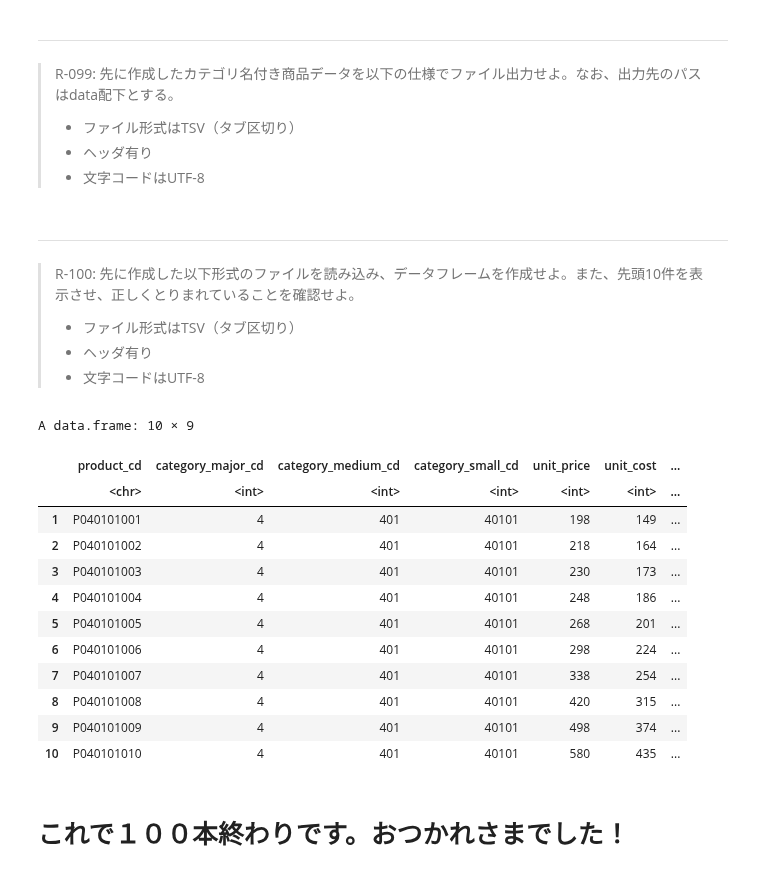
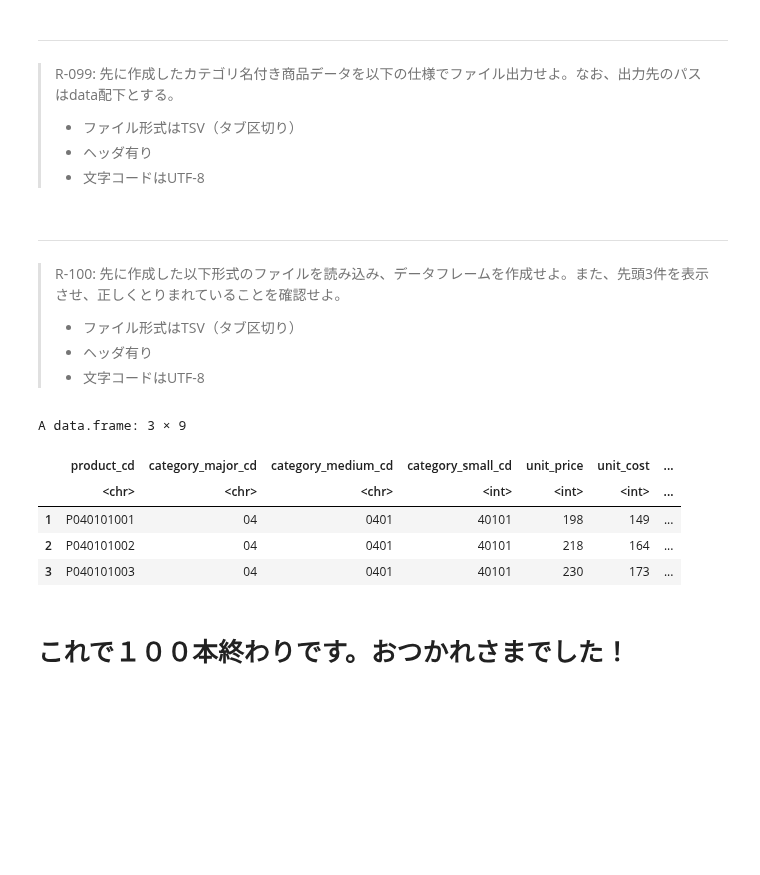
Before and after one commit to The-Japan-DataScientist-Society/100knocks-preprocess, a Jupyter notebook: docker/work/answer/ans_preprocess_knock_R.ipynb, the cells around one changed output. Drawn from its saved outputs; the diff is of its cells as text; code cells hidden in the pictures; blank space fills up the shorter version.

```diff
--- a/docker/work/answer/ans_preprocess_knock_R.ipynb
+++ b/docker/work/answer/ans_preprocess_knock_R.ipynb
@@ -2402,27 +2395,22 @@ write.table(df_product_full, "../data/R_df_product_full_UTF-8_head.tsv",
             sep="\t", fileEncoding="UTF-8")
 # %% [markdown]
 ---
-> R-100: 先に作成した以下形式のファイルを読み込み、データフレームを作成せよ。また、先頭10件を表示させ、正しくとりまれていることを確認せよ。
+> R-100: 先に作成した以下形式のファイルを読み込み、データフレームを作成せよ。また、先頭3件を表示させ、正しくとりまれていることを確認せよ。
 > - ファイル形式はTSV（タブ区切り）
 > - ヘッダ有り
 > - 文字コードはUTF-8
 # %%
+c_class <- c(NA, "character", "character", "character", NA, NA, NA, NA, NA)
 df_product_tmp <- read.table("../data/R_df_product_full_UTF-8_head.tsv",
+                             colClasses = c_class,
                              fileEncoding="UTF-8")
-head(df_product_tmp,10)
+head(df_product_tmp,3)
 # %% [output]
-A data.frame: 10 × 9
+A data.frame: 3 × 9
 |  | product_cd | category_major_cd | category_medium_cd | category_small_cd | unit_price | unit_cost | ... |
-|  | <chr> | <int> | <int> | <int> | <int> | <int> | ... |
-| 1 | P040101001 | 4 | 401 | 40101 | 198 | 149 | ... |
-| 2 | P040101002 | 4 | 401 | 40101 | 218 | 164 | ... |
-| 3 | P040101003 | 4 | 401 | 40101 | 230 | 173 | ... |
-| 4 | P040101004 | 4 | 401 | 40101 | 248 | 186 | ... |
-| 5 | P040101005 | 4 | 401 | 40101 | 268 | 201 | ... |
-| 6 | P040101006 | 4 | 401 | 40101 | 298 | 224 | ... |
-| 7 | P040101007 | 4 | 401 | 40101 | 338 | 254 | ... |
-| 8 | P040101008 | 4 | 401 | 40101 | 420 | 315 | ... |
-| 9 | P040101009 | 4 | 401 | 40101 | 498 | 374 | ... |
-| 10 | P040101010 | 4 | 401 | 40101 | 580 | 435 | ... |
+|  | <chr> | <chr> | <chr> | <int> | <int> | <int> | ... |
+| 1 | P040101001 | 04 | 0401 | 40101 | 198 | 149 | ... |
+| 2 | P040101002 | 04 | 0401 | 40101 | 218 | 164 | ... |
+| 3 | P040101003 | 04 | 0401 | 40101 | 230 | 173 | ... |
 # %% [markdown]
 # これで１００本終わりです。おつかれさまでした！
```
Also changed, not shown: parts of 8 cells of this notebook, 6 other files.
